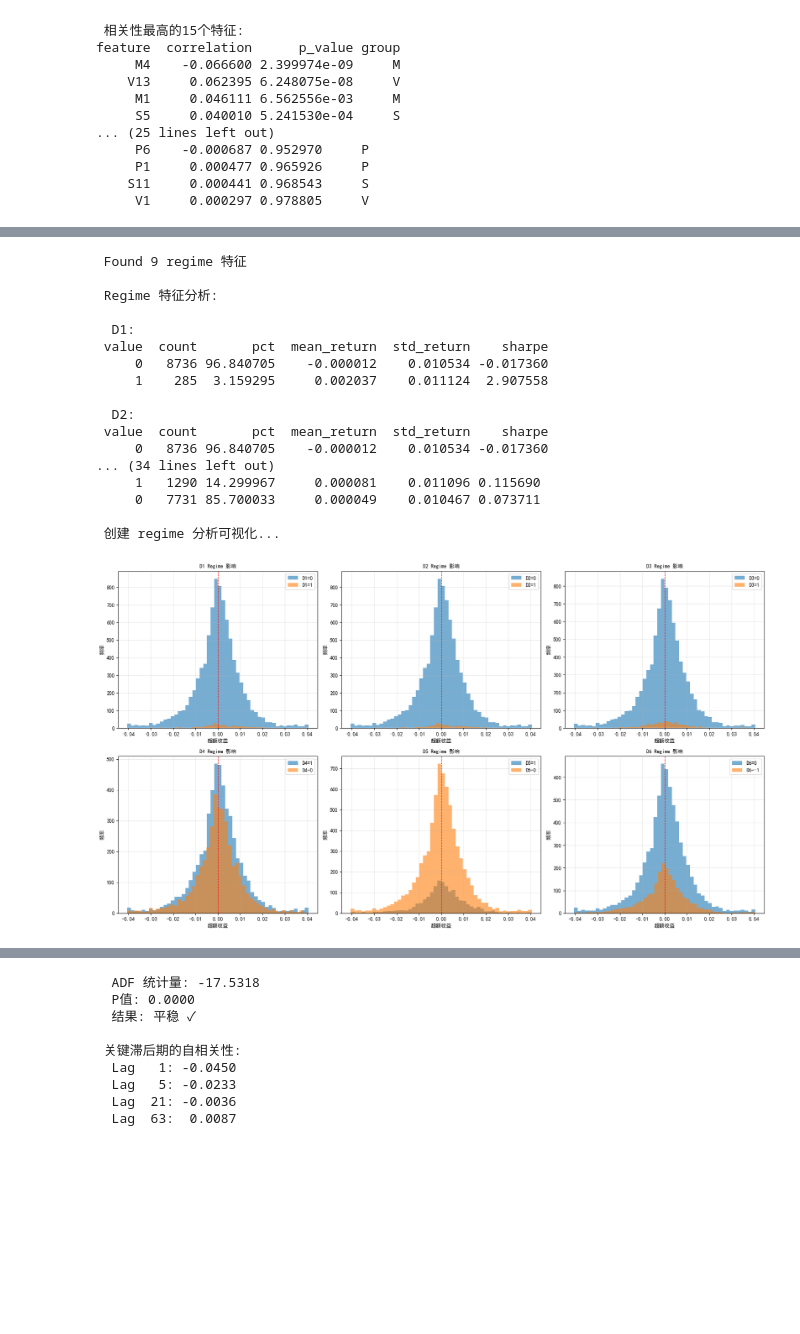
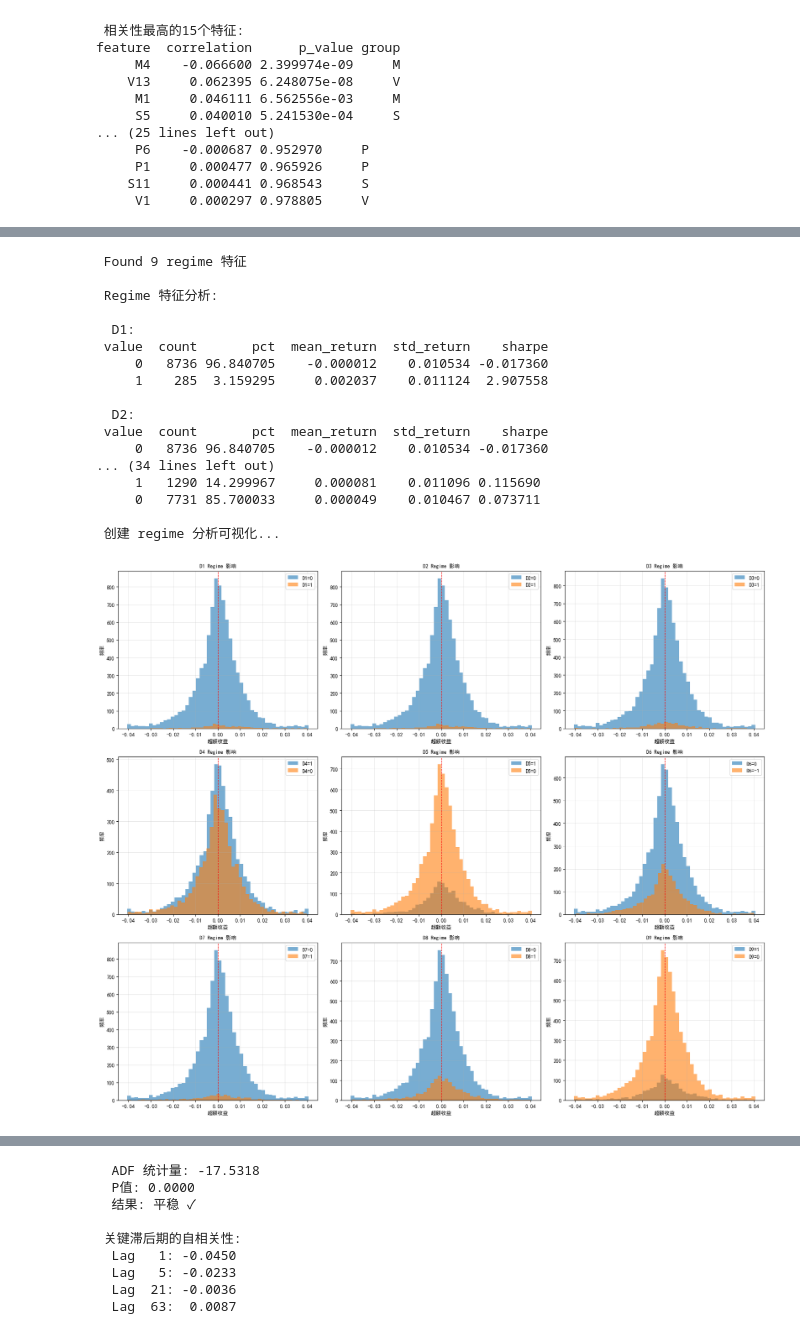
Before and after one commit to tothemooooon/Hull-Tactical-Market-Prediction, a Jupyter notebook: baseline.ipynb, the cells around one changed output, grey strips where cells are left out. Drawn from its saved outputs; the diff is of its cells as text; code cells hidden in the pictures; blank space fills up the shorter version.

```diff
--- a/baseline.ipynb
+++ b/baseline.ipynb
@@ -19,8 +20,8 @@ plt.rcParams['figure.figsize'] = (14, 6)
 # %% [markdown]
 # loading data
 # %%
-train = pd.read_csv('hull-tactical-market-prediction/train.csv')
-test = pd.read_csv('hull-tactical-market-prediction/test.csv')
+train = pd.read_csv('train.csv')
+test = pd.read_csv('test.csv')
 # %% [markdown]
 # EDA
 - 可视化初步分析预测目标分布
@@ -394,7 +395,7 @@ feature  correlation      p_value group
     S11     0.000441 0.968543     S
      V1     0.000297 0.978805     V
 # %%
-fig, axes = plt.subplots(1, 2, figsize=(16, 12))
+fig, axes = plt.subplots(1, 2, figsize=(16, 6))
 # 相关性与有效样本
 ax = axes[0]
 scatter = ax.scatter(corr_df['valid_samples'], corr_df['abs_correlation'],
@@ -450,8 +451,8 @@ if len(d_cols) > 0:
     # 可视化 regime 影响
     print("\n 创建 regime 分析可视化...")
 
-    n_regimes = min(len(d_cols), 6)
-    fig, axes = plt.subplots(2, 3, figsize=(18, 10))
+    n_regimes = min(len(d_cols), 9)
+    fig, axes = plt.subplots(3, 3, figsize=(18, 15))
     axes = axes.flatten()
 
     for idx, col in enumerate(d_cols[:n_regimes]):
@@ -463,31 +464,31 @@ if len(d_cols) > 0:
             ax.hist(regime_data, bins=50, alpha=0.6, label=f'{col}={val}')
 
         ax.axvline(0, color='red', linestyle='--', linewidth=1)
         ax.set_xlabel('超额收益')
         ax.set_ylabel('频率')
         ax.set_title(f'{col} Regime 影响', fontsize=10, fontweight='bold')
         ax.legend()
         ax.grid(True, alpha=0.3)
 
     plt.tight_layout()
 else:
     print("⚠ No D (regime) features found")
 # %% [output]
  Found 9 regime 特征
 
  Regime 特征分析:
 
   D1:
  value  count       pct  mean_return  std_return    sharpe
      0   8736 96.840705    -0.000012    0.010534 -0.017360
      1    285  3.159295     0.002037    0.011124  2.907558
 
   D2:
  value  count       pct  mean_return  std_return    sharpe
      0   8736 96.840705    -0.000012    0.010534 -0.017360
 ... (34 lines left out)
      1   1290 14.299967     0.000081    0.011096 0.115690
      0   7731 85.700033     0.000049    0.010467 0.073711
 
  创建 regime 分析可视化...
-[figure, old version]
+[figure, new version]
```
Also changed, not shown: parts of 16 cells of this notebook, 1 other file.
